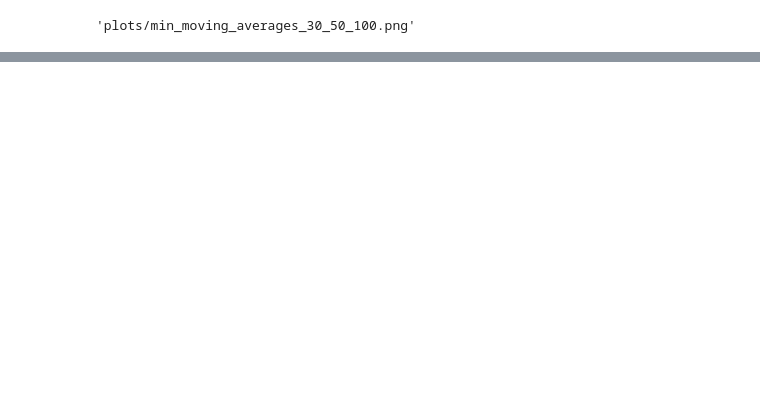
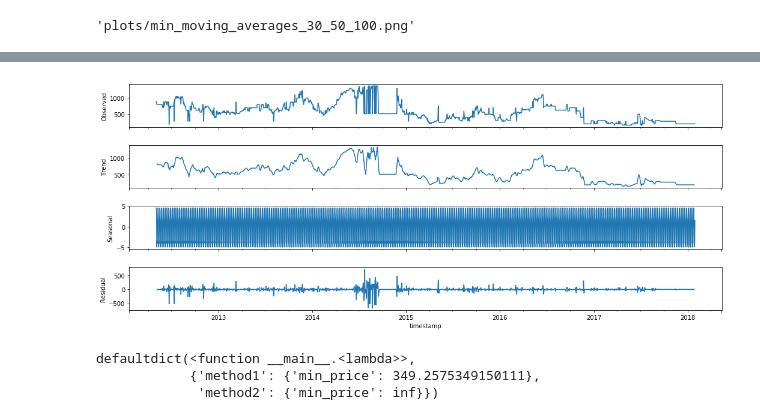
Before and after one commit to durgaharish1993/assignment-ts, a Jupyter notebook: python_notebook.ipynb, the cells around one changed output, grey strips where cells are left out. Cells and saved outputs as stored; diff of their text form; code cells hidden in the pictures; blank space fills up the shorter version.

```diff
--- a/python_notebook.ipynb
+++ b/python_notebook.ipynb
@@ -214,0 +246,11 @@ Saving Figure!!!!
+# %%
+##Seasonal decompositon.
+import statsmodels.api as sm
+
+sm.tsa.seasonal_decompose(train_df_col).plot()
+result = sm.tsa.stattools.adfuller(train_df_col)
+fig = plt.gcf()
+fig.set_size_inches(16.5, 6.5)
+plt.show()
+# %% [output]
+[figure, added]
@@ -214,0 +277,6 @@ Saving Figure!!!!
+# %%
+performance_statistics
+# %% [output]
+defaultdict(<function __main__.<lambda>>,
+            {'method1': {'min_price': 349.2575349150111},
+             'method2': {'min_price': inf}})
```
Also changed, not shown: parts of 19 cells of this notebook, 1 other file.
